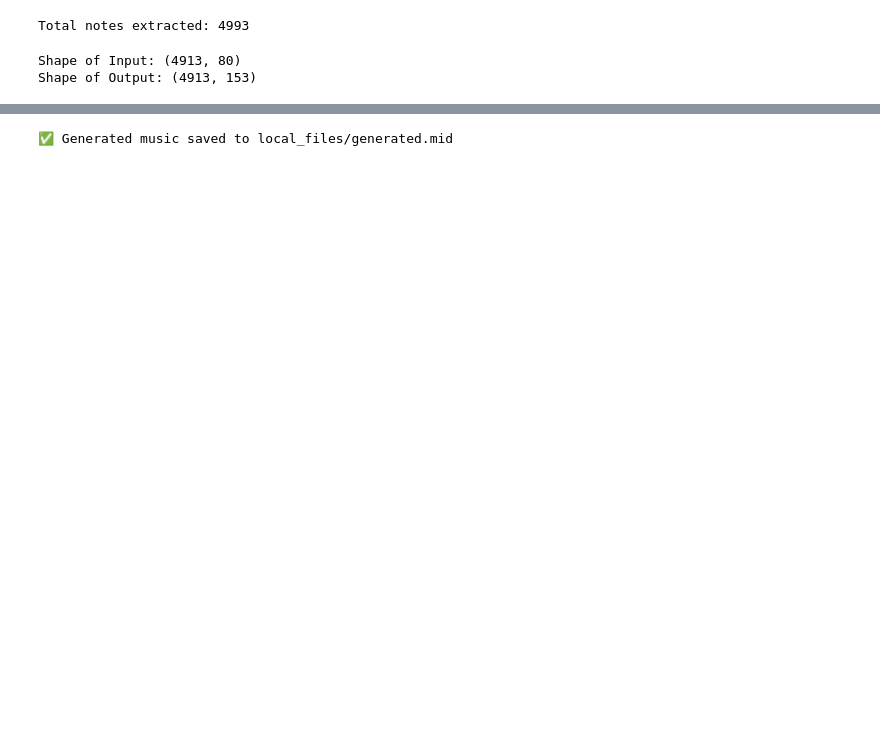
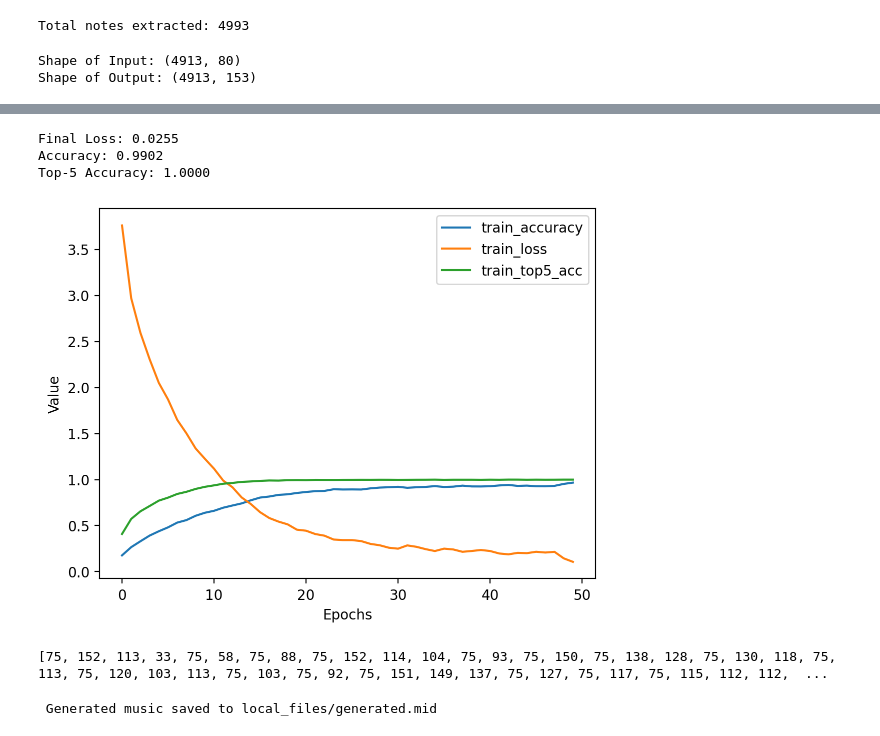
Before and after one commit to Anshul2110/Audio_Generation, a Jupyter notebook: Code_v2.ipynb, the cells around one changed output, grey strips where cells are left out. Cells and saved outputs as stored; diff of their text form; code cells hidden in the pictures; blank space fills up the shorter version.

Commit message:
visualization added for evaluation

```diff
--- a/Code_v2.ipynb
+++ b/Code_v2.ipynb
@@ -71,10 +78,8 @@ print("Shape of Output:", y.shape)
 Shape of Input: (4913, 80)
 Shape of Output: (4913, 153)
 # %%
+#  Model building
 
-# -----------------------------
-# STEP 3: Advanced Model
-# -----------------------------
 model = Sequential([
     Embedding(len(unique_notes), 100, input_length=SEQUENCE_LENGTH),  # Embeddings for notes
     Bidirectional(GRU(256, return_sequences=True)),
@@ -89,11 +94,15 @@ model = Sequential([
     Dense(len(unique_notes), activation="softmax")
 ])
 
-model.compile(loss="categorical_crossentropy", optimizer="adam")
+history = model.compile(
+    loss="categorical_crossentropy",
+    optimizer="adam",
+    metrics=["accuracy", "top_k_categorical_accuracy"]
+)
 
-# -----------------------------
-# STEP 4: Training with Callbacks
-# -----------------------------
+
+# Training with Callbacks
+
 checkpoint = ModelCheckpoint(
     "best_model.h5",
     monitor="loss",
@@ -151,9 +164,28 @@ model.save('local_files/music_model.keras')
+# %%
+# Model evaluation
+loss, acc, top5 = model.evaluate(X, y, verbose=0)
+print(f"Final Loss: {loss:.4f}")
+print(f"Accuracy: {acc:.4f}")
+print(f"Top-5 Accuracy: {top5:.4f}")
+# %% [output]
+Final Loss: 0.0255
+Accuracy: 0.9902
+Top-5 Accuracy: 1.0000
+# %%
+# plotting training metrics with repect to epochs
+plt.plot(history.history['accuracy'], label='train_accuracy')
+plt.plot(history.history['loss'], label='train_loss')
+plt.plot(history.history['top_k_categorical_accuracy'], label='train_top5_acc')
+plt.xlabel("Epochs")
+plt.ylabel("Value")
+plt.legend()
+plt.show()
+# %% [output]
+[figure, added]
 # %%
-# -----------------------------
-# STEP 5: Advanced Music Generation
-# -----------------------------
+
+# Advanced Music Generation with temperature sampling
 def sample_with_temperature(preds, temperature=1.0):
-    """Sample an index from a probability array with temperature scaling"""
     preds = np.asarray(preds).astype("float64")
     preds = np.log(preds + 1e-8) / temperature
     exp_preds = np.exp(preds)
@@ -161,8 +193,9 @@ def sample_with_temperature(preds, temperature=1.0):
     probas = np.random.multinomial(1, preds, 1)
     return np.argmax(probas)
 
+# generating notes using trained model
 def generate_notes(model, seed, length=200, temperature=1.0):
-    """Generate notes from trained model"""
+
     generated = []
     pattern = seed.copy()
 
@@ -180,11 +213,11 @@ def generate_notes(model, seed, length=200, temperature=1.0):
 start_index = np.random.randint(0, len(X)-1)
 seed = network_input[start_index]
 generated_notes = generate_notes(model, seed, length=GENERATED_LENGTH, temperature=0.8)
+# %% [output]
+[75, 152, 113, 33, 75, 58, 75, 88, 75, 152, 114, 104, 75, 93, 75, 150, 75, 138, 128, 75, 130, 118, 75, 113, 75, 120, 103, 113, 75, 103, 75, 92, 75, 151, 149, 137, 75, 127, 75, 117, 75, 115, 112, 112,  ...
 # %%
-# -----------------------------
-# STEP 6: Convert back to MIDI
-# -----------------------------
-from music21 import stream, note, chord, instrument
+# Convert back to MIDI
+
 
 offset = 0
 output_notes = []
@@ -226,6 +259,6 @@ for pattern in generated_notes:
 midi_stream = stream.Stream(output_notes)
 midi_stream.write("midi", fp=OUTPUT_FILE)
 
-print(f"✅ Generated music saved to {OUTPUT_FILE}")
+print(f" Generated music saved to {OUTPUT_FILE}")
 # %% [output]
-✅ Generated music saved to local_files/generated.mid
+ Generated music saved to local_files/generated.mid
```
Also changed, not shown: parts of 7 cells of this notebook, 3 other files.
